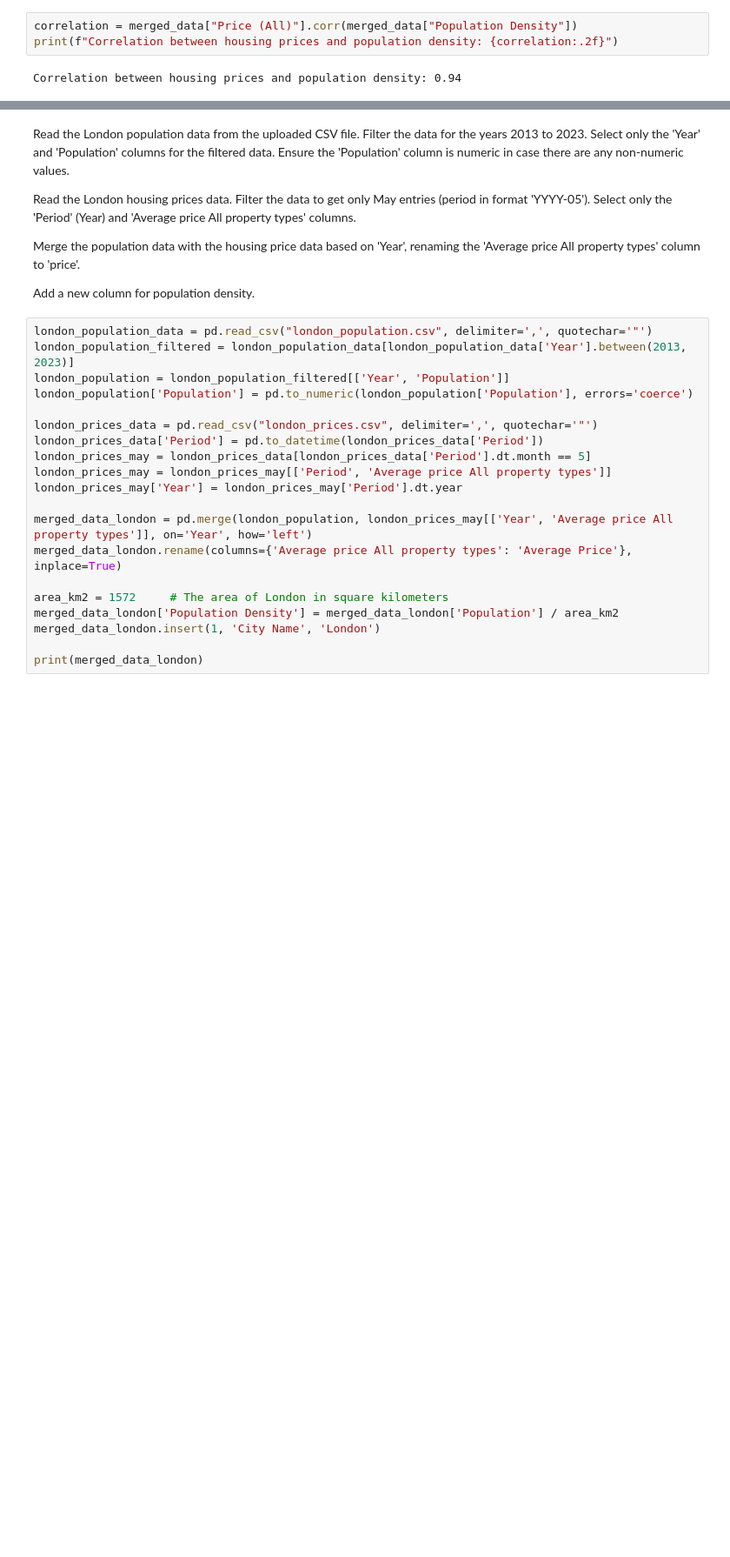
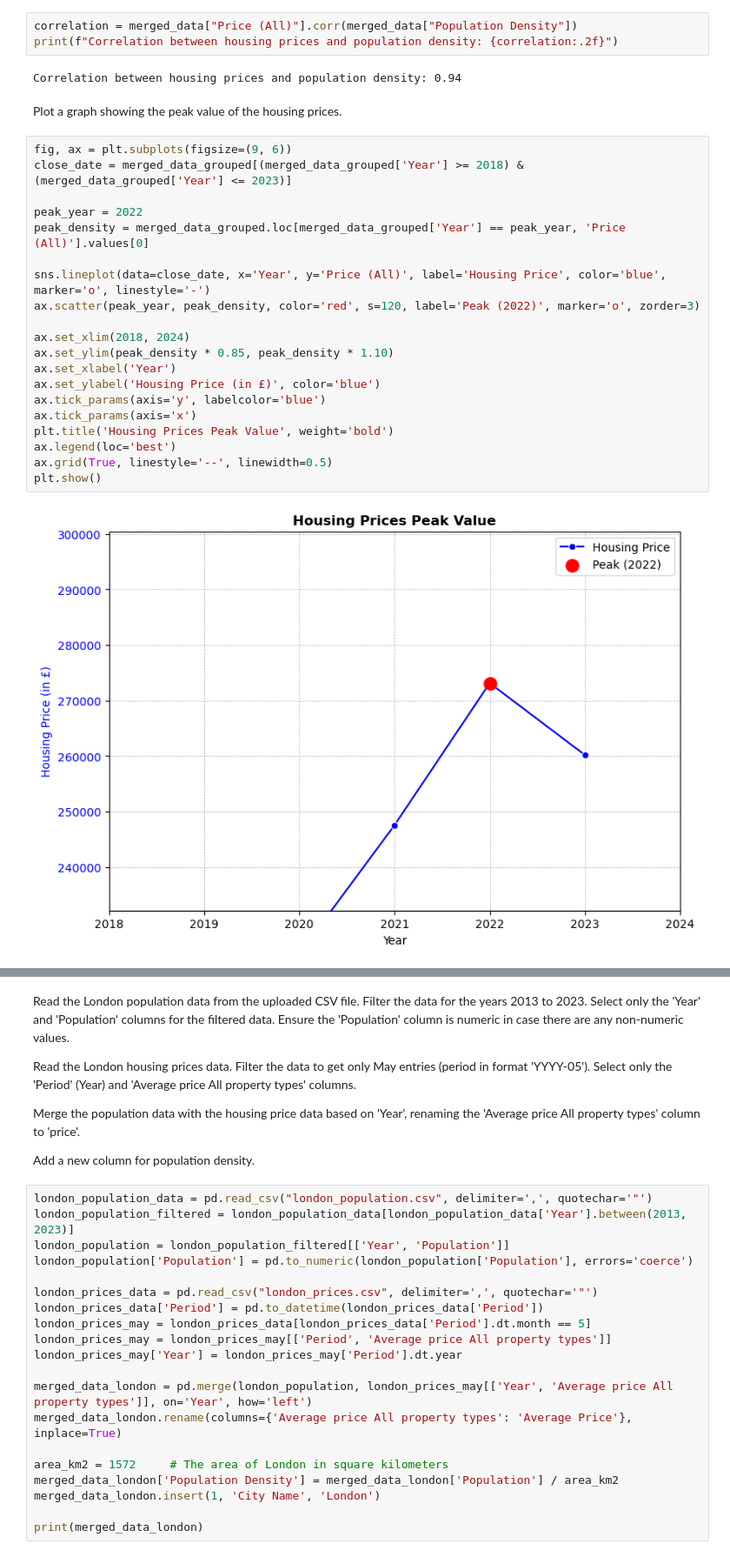
Before and after one commit to tuanady/Population-Density-and-Housing-Prices-in-the-UK, a Jupyter notebook: Housing Prices and Population/data_wrangling.ipynb, the cells around one changed output, grey strips where cells are left out. Shown at 87% size. Saved outputs shown, nothing was run; the diff lists cells and outputs as text; blank space fills up the shorter version.

Commit message:
Added Peak Graphs

```diff
--- a/Housing Prices and Population/data_wrangling.ipynb
+++ b/Housing Prices and Population/data_wrangling.ipynb
@@ -195,3 +189,27 @@ correlation = merged_data["Price (All)"].corr(merged_data["Population Density"])
 print(f"Correlation between housing prices and population density: {correlation:.2f}")
 # %% [output]
 Correlation between housing prices and population density: 0.94
+# %% [markdown]
+Plot a graph showing the peak value of the housing prices.
+# %%
+fig, ax = plt.subplots(figsize=(9, 6))
+close_date = merged_data_grouped[(merged_data_grouped['Year'] >= 2018) & (merged_data_grouped['Year'] <= 2023)]
+
+peak_year = 2022
+peak_density = merged_data_grouped.loc[merged_data_grouped['Year'] == peak_year, 'Price (All)'].values[0]
+
+sns.lineplot(data=close_date, x='Year', y='Price (All)', label='Housing Price', color='blue', marker='o', linestyle='-')
+ax.scatter(peak_year, peak_density, color='red', s=120, label='Peak (2022)', marker='o', zorder=3)
+
+ax.set_xlim(2018, 2024)
+ax.set_ylim(peak_density * 0.85, peak_density * 1.10)
+ax.set_xlabel('Year')
+ax.set_ylabel('Housing Price (in £)', color='blue')
+ax.tick_params(axis='y', labelcolor='blue')
+ax.tick_params(axis='x')
+plt.title('Housing Prices Peak Value', weight='bold')
+ax.legend(loc='best')
+ax.grid(True, linestyle='--', linewidth=0.5)
+plt.show()
+# %% [output]
+[figure, added]
```
Also changed, not shown: parts of 3 cells of this notebook.
